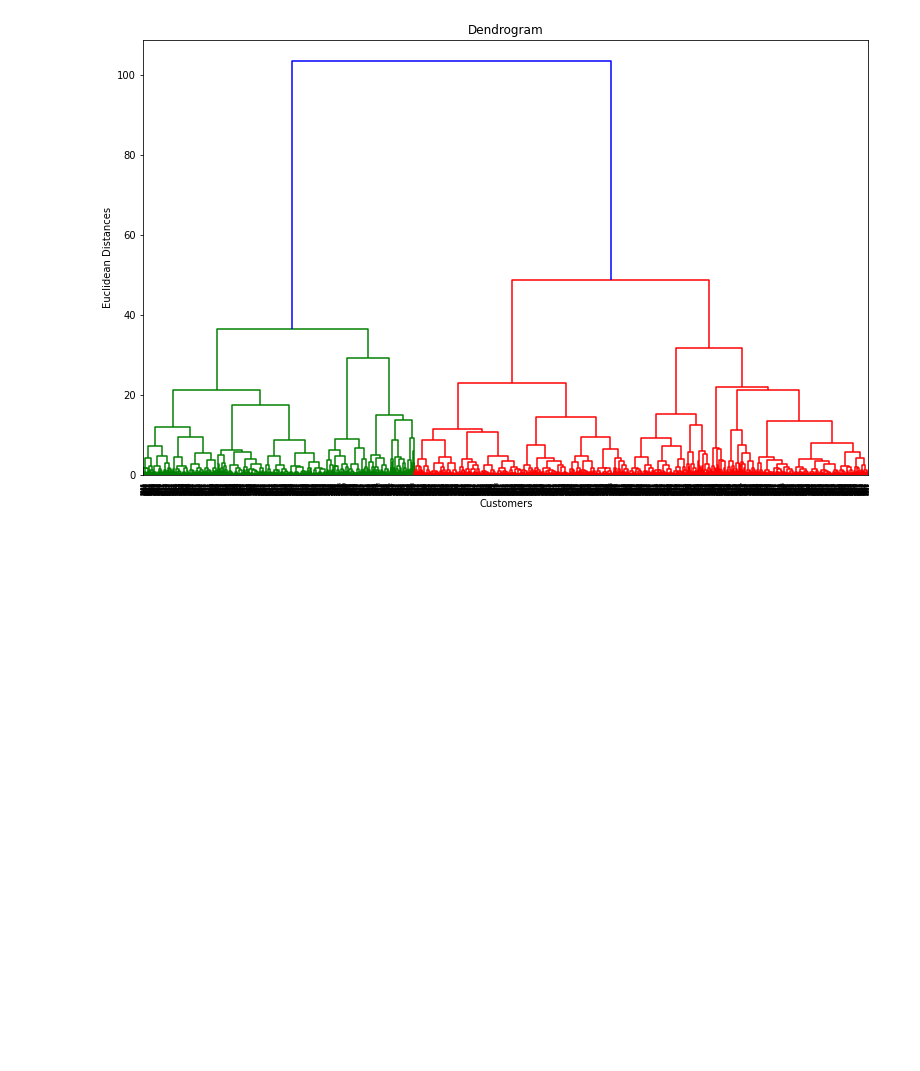
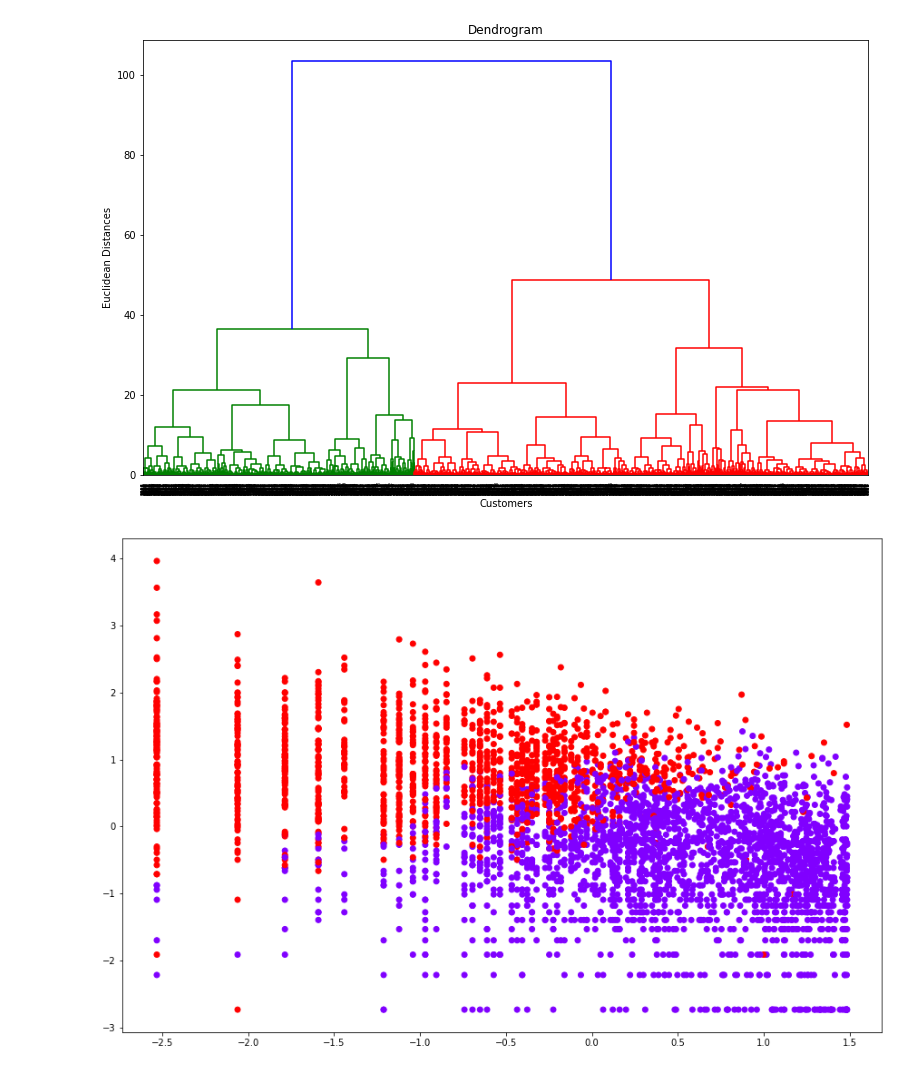
Before and after one commit to Deven876/Customer-Segmentation, a Jupyter notebook: Customer_Segmentation.ipynb, the cells around one changed output. Saved outputs shown, nothing was run; the diff lists cells and outputs as text; code cells hidden in the pictures; blank space fills up the shorter version.

Commit message:
hierarchial clustering n plot

```diff
--- a/Customer_Segmentation.ipynb
+++ b/Customer_Segmentation.ipynb
@@ -631,3 +631,14 @@ plt.ylabel('Euclidean Distances')
 plt.show()
 # %% [output]
 [figure]
+# %%
+# Fitting hierarchical clustering to the mall dataset
+from sklearn.cluster import AgglomerativeClustering
+hc = AgglomerativeClustering(n_clusters = 2, affinity = 'euclidean', linkage = 'ward')
+y_hc = hc.fit_predict(Scaled_Data)
+# %%
+plt.figure(figsize=(15, 10))
+plt.scatter(X.iloc[:,0], X.iloc[:,1], c=hc.labels_, cmap='rainbow')
+plt.show()
+# %% [output]
+[figure, added]
```
